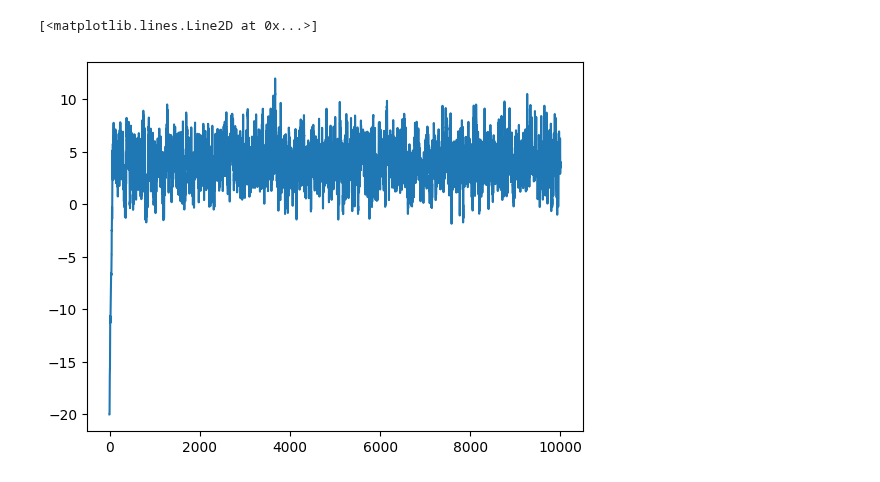
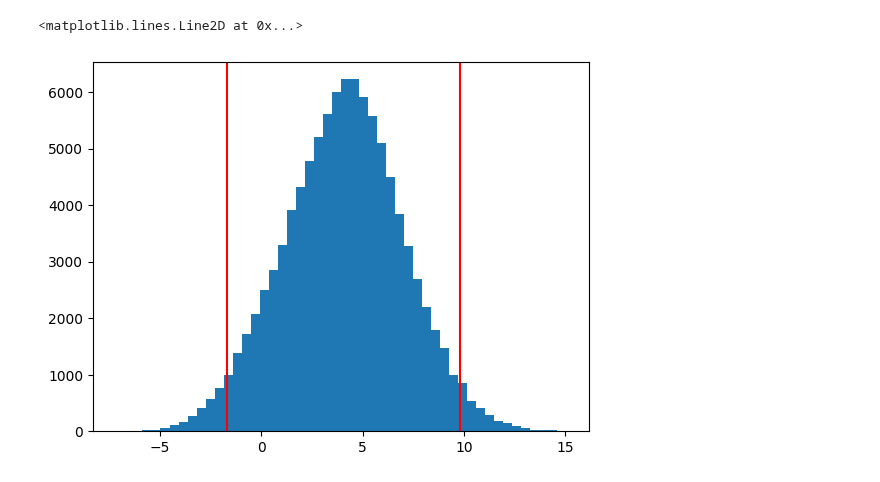
Before and after one commit to asegura4488/MetodosComputacionales1, a Jupyter notebook: Semana15/Metropolis.ipynb, the cells around one changed output. Cells and saved outputs as stored; diff of their text form; code cells hidden in the pictures.

```diff
--- a/Semana15/Metropolis.ipynb
+++ b/Semana15/Metropolis.ipynb
@@ -62,5 +71,7 @@ plt.plot(_x,_like)
-# %%
-plt.plot(x)
-# %% [output]
-[<matplotlib.lines.Line2D at 0x...>]
-[figure, removed]
+# %%
+_ = plt.hist(x,bins=50)
+plt.axvline(np.percentile(x,97.5),color='r')
+plt.axvline(np.percentile(x,2.75),color='r')
+# %% [output]
+<matplotlib.lines.Line2D at 0x...>
+[figure, added]
```
Also changed, not shown: parts of 5 cells of this notebook.
